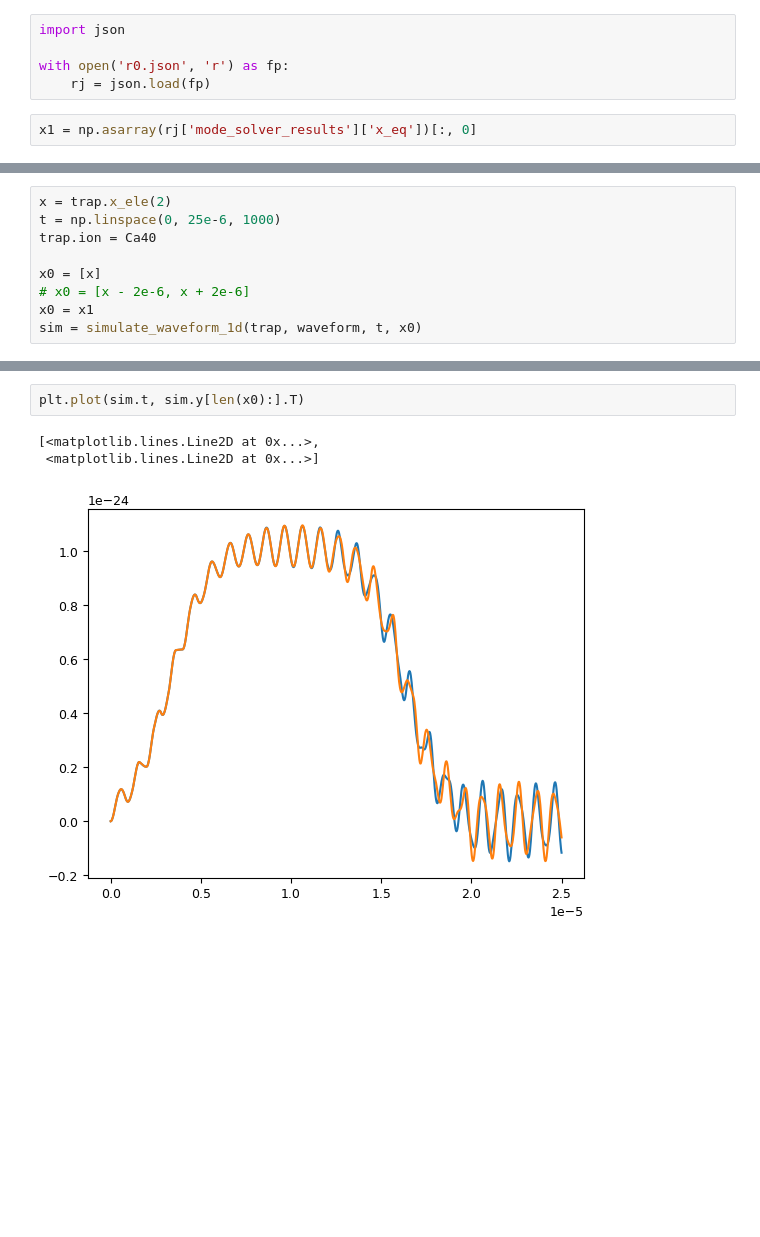
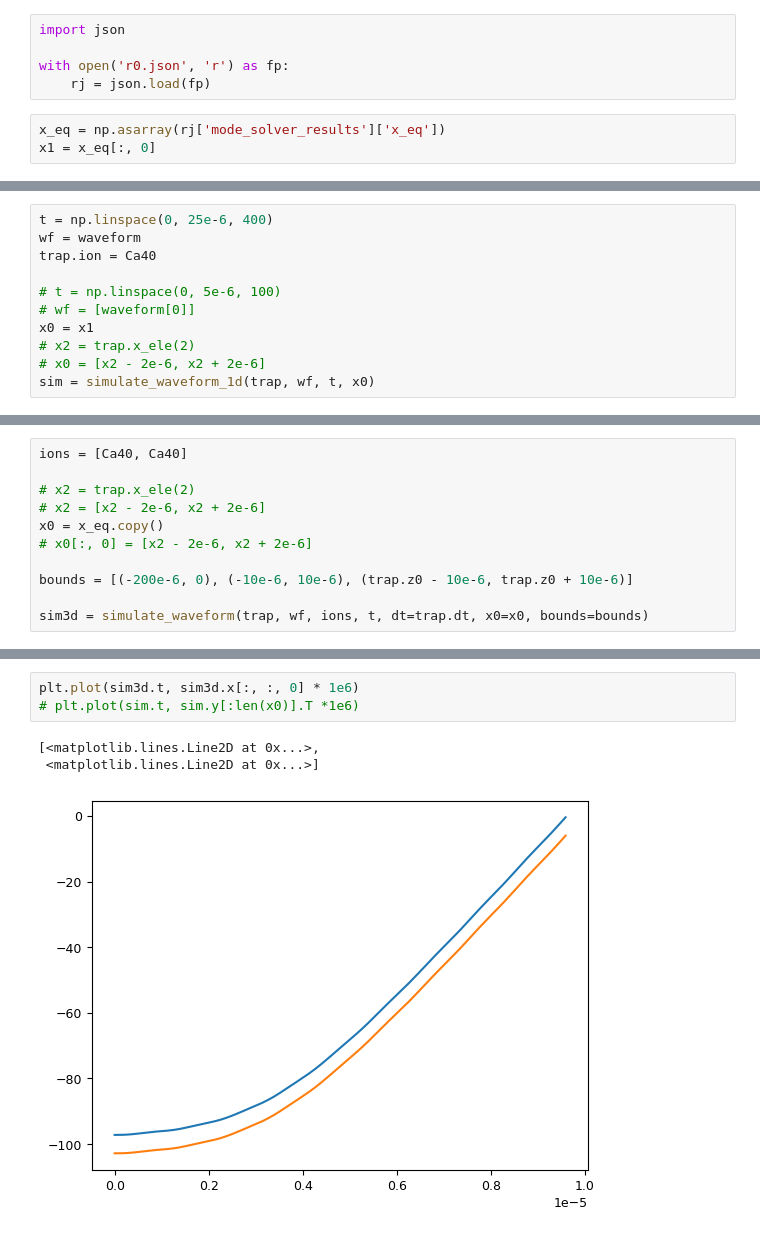
Before and after one commit to tiqi-group/pytrans-examples, a Jupyter notebook: examples/transport/waveform_simulate.ipynb, the cells around one changed output, grey strips where cells are left out. Cells and saved outputs as stored; diff of their text form; blank space fills up the shorter version.

```diff
--- a/examples/transport/waveform_simulate.ipynb
+++ b/examples/transport/waveform_simulate.ipynb
@@ -22,4 +25,5 @@ import json
 with open('r0.json', 'r') as fp:
     rj = json.load(fp)
 # %%
-x1 = np.asarray(rj['mode_solver_results']['x_eq'])[:, 0]
+x_eq = np.asarray(rj['mode_solver_results']['x_eq'])
+x1 = x_eq[:, 0]
@@ -30,11 +30,13 @@ array([ -97.18246374, -102.78835382])
 # %%
-x = trap.x_ele(2)
-t = np.linspace(0, 25e-6, 1000)
+t = np.linspace(0, 25e-6, 400)
+wf = waveform
 trap.ion = Ca40
 
-x0 = [x]
-# x0 = [x - 2e-6, x + 2e-6]
+# t = np.linspace(0, 5e-6, 100)
+# wf = [waveform[0]]
 x0 = x1
-sim = simulate_waveform_1d(trap, waveform, t, x0)
+# x2 = trap.x_ele(2)
+# x0 = [x2 - 2e-6, x2 + 2e-6]
+sim = simulate_waveform_1d(trap, wf, t, x0)
 # %% [output]
 2
@@ -50,0 +51,11 @@ plt.plot(sim.t, sim.y.T)
+# %%
+ions = [Ca40, Ca40]
+
+# x2 = trap.x_ele(2)
+# x2 = [x2 - 2e-6, x2 + 2e-6]
+x0 = x_eq.copy()
+# x0[:, 0] = [x2 - 2e-6, x2 + 2e-6]
+
+bounds = [(-200e-6, 0), (-10e-6, 10e-6), (trap.z0 - 10e-6, trap.z0 + 10e-6)]
+
+sim3d = simulate_waveform(trap, wf, ions, t, dt=trap.dt, x0=x0, bounds=bounds)
@@ -51,6 +65,7 @@ plt.plot(sim.t, sim.y.T)
 # %%
-plt.plot(sim.t, sim.y[len(x0):].T)
+plt.plot(sim3d.t, sim3d.x[:, :, 0] * 1e6)
+# plt.plot(sim.t, sim.y[:len(x0)].T *1e6)
 # %% [output]
 [<matplotlib.lines.Line2D at 0x...>,
  <matplotlib.lines.Line2D at 0x...>]
-[figure, old version]
+[figure, new version]
```
Also changed, not shown: parts of 15 cells of this notebook.
